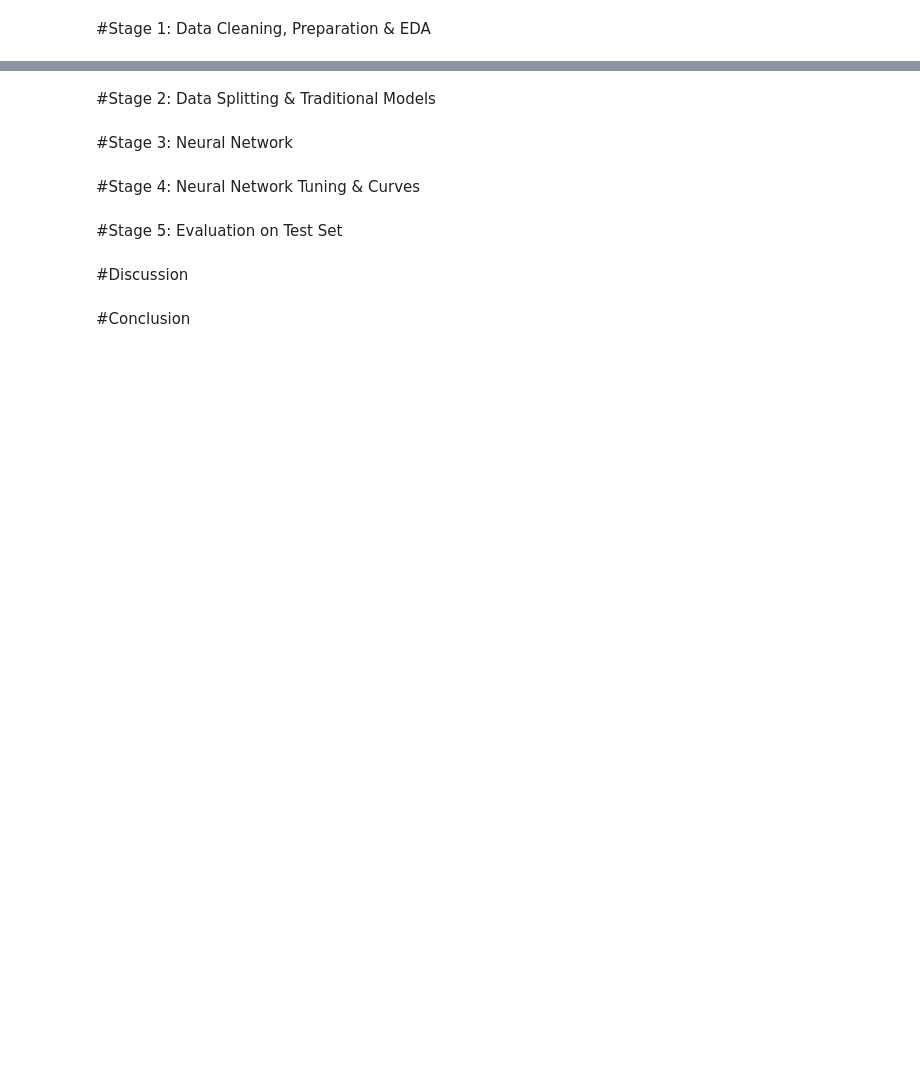
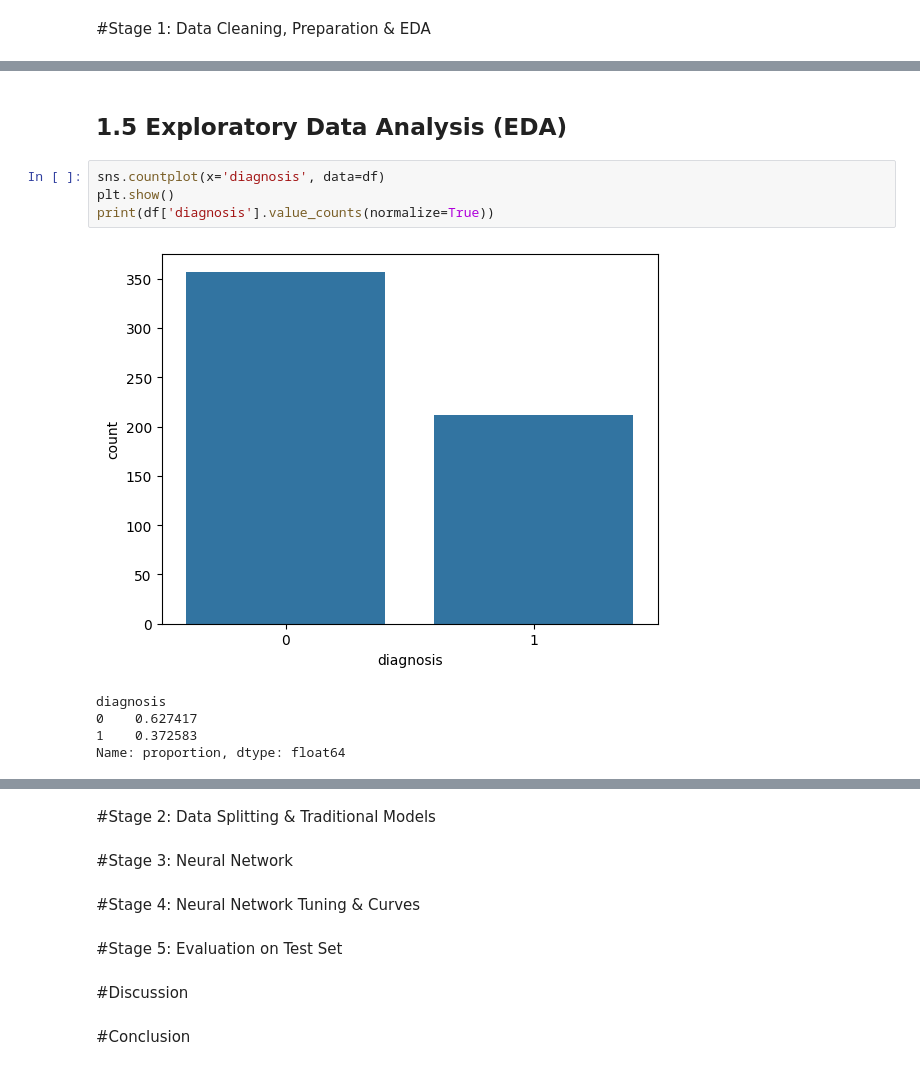
Before and after one commit to roaaats-maker/Breast-Cancer-ML, a Jupyter notebook: breast_canser_ML.ipynb, the cells around one changed output, grey strips where cells are left out. Cells and saved outputs as stored; diff of their text form; blank space fills up the shorter version.

```diff
--- a/breast_canser_ML.ipynb
+++ b/breast_canser_ML.ipynb
@@ -6,0 +158,12 @@
+# %% [markdown]
+## 1.5 Exploratory Data Analysis (EDA)
+# %%
+sns.countplot(x='diagnosis', data=df)
+plt.show()
+print(df['diagnosis'].value_counts(normalize=True))
+# %% [output]
+[figure, added]
+diagnosis
+0    0.627417
+1    0.372583
+Name: proportion, dtype: float64
```
Also changed, not shown: parts of 33 cells of this notebook.
